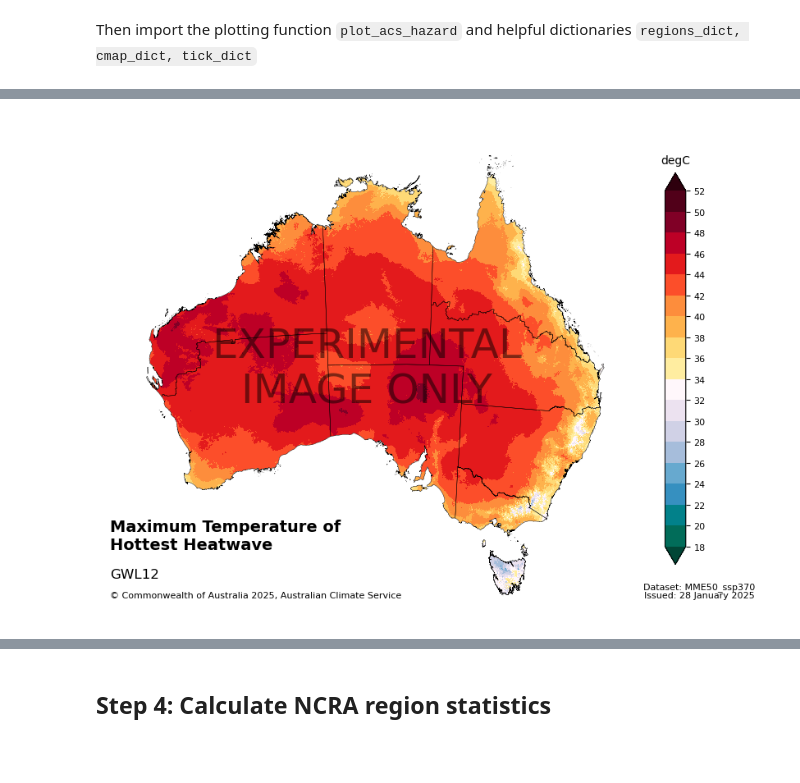
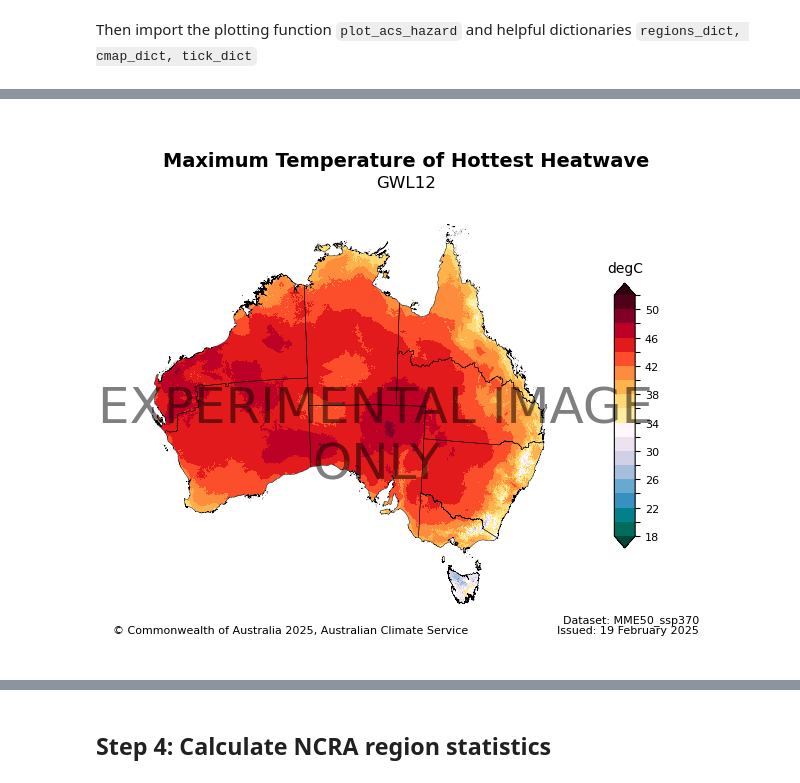
Before and after one commit to AusClimateService/plotting_maps, a Jupyter notebook: example_notebooks/minimal_plotting_example_tx.ipynb, the cells around one changed output, grey strips where cells are left out. Drawn from its saved outputs; the diff is of its cells as text; code cells hidden in the pictures; blank space fills up the shorter version.

```diff
--- a/example_notebooks/minimal_plotting_example_tx.ipynb
+++ b/example_notebooks/minimal_plotting_example_tx.ipynb
@@ -45,14 +45,14 @@ var = "HWAtx"
 regions = regions_dict["ncra_regions"].to_crs(crs = "GDA2020")
 # stippling_mask = ds[var]>42
 
-fig, ax = plot_acs_hazard(data = ds[var],
+fig, ax = plot_acs_hazard_1pp(data = ds[var],
                 # stippling=stippling_mask,
                 regions = regions,
-                title = "Maximum Temperature of \nHottest Heatwave",
+                title = "Maximum Temperature of Hottest Heatwave",
                 date_range = "GWL12",
-                figsize=(8, 6),
                 cmap = cmap_dict["tasmax"],
                 ticks = np.arange(18,53,2),
+                tick_interval=2,
                 cbar_label = "degC",
                 cbar_extend = "both",
                 dataset_name = "MME50_ssp370",
@@ -64,4 +64,4 @@ Wall time: 51.8 s
-[figure, old version]
+[figure, new version]
 # %%
 %%time
 var = "HWAtx"
```
Also changed, not shown: parts of 6 cells of this notebook, 43 other files.
